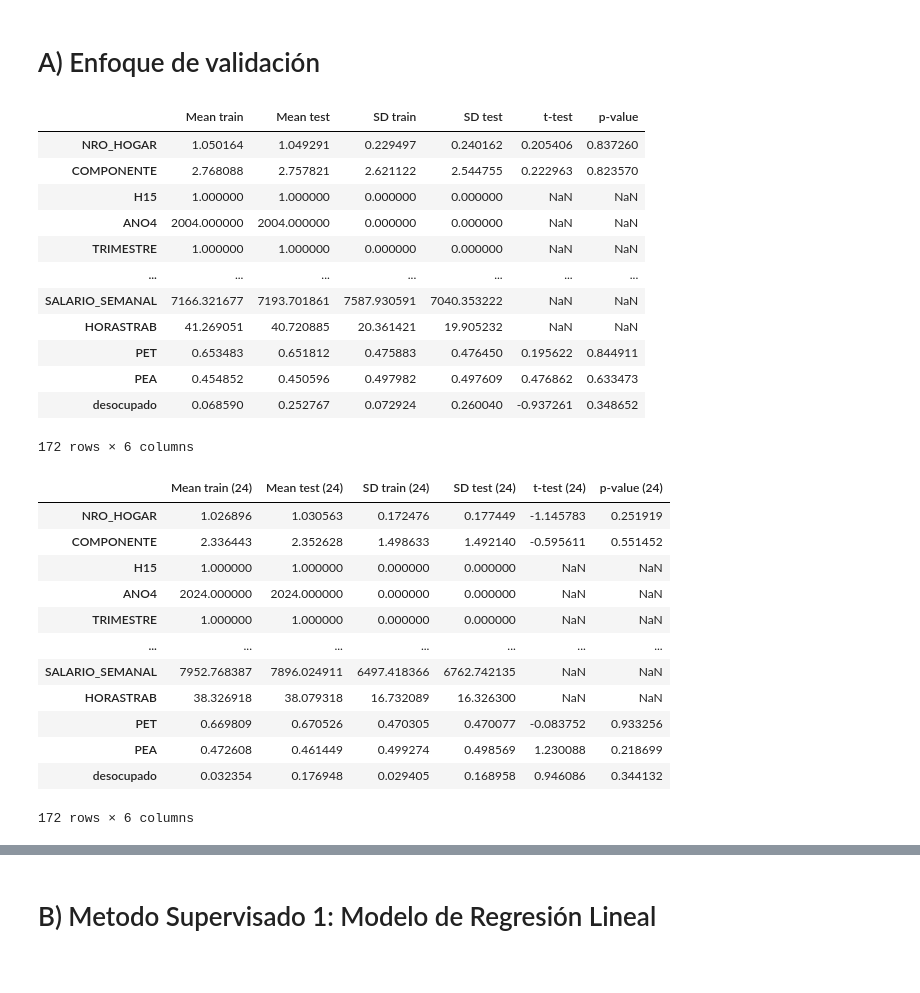
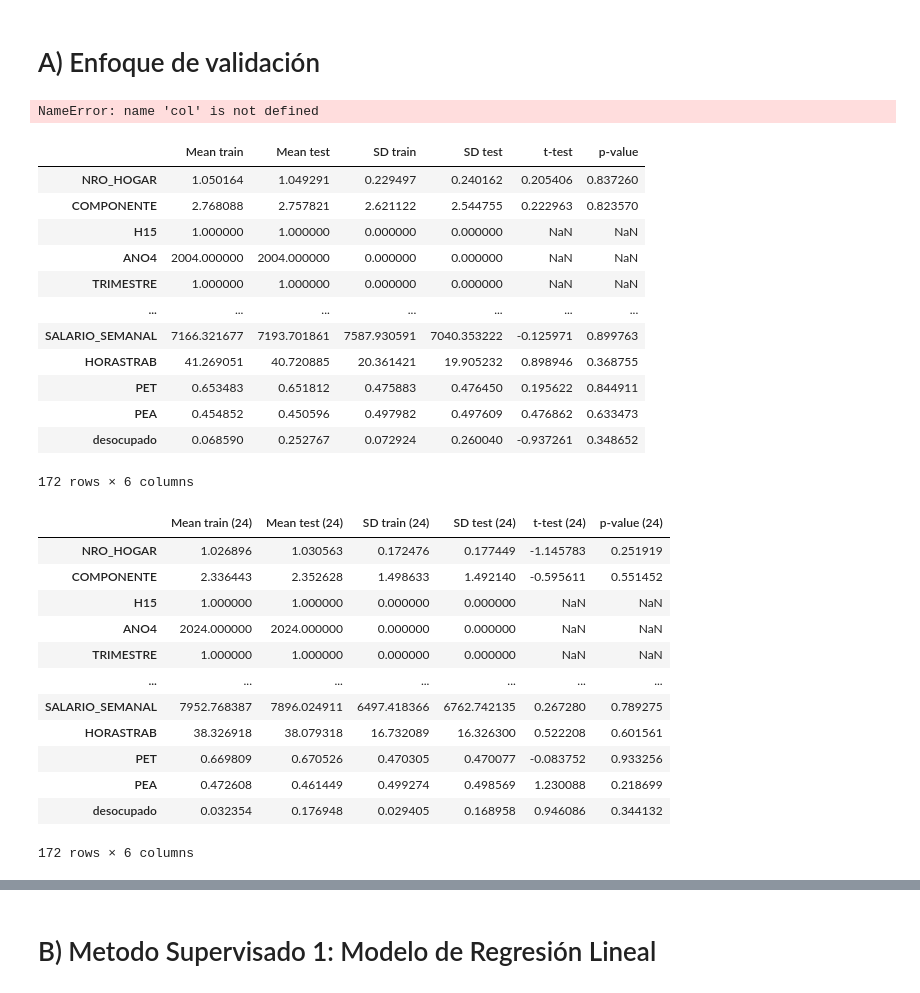
Before and after one commit to PabloPopov/BigDataUBA-Grupo5, a Jupyter notebook: TPs/TP 4/Big_Data_TP4_Grupo5.ipynb, the cells around one changed output, grey strips where cells are left out. Saved outputs shown, nothing was run; the diff lists cells and outputs as text; code cells hidden in the pictures.

Commit message:
punto a
solucioné un error

```diff
--- a/TPs/TP 4/Big_Data_TP4_Grupo5.ipynb
+++ b/TPs/TP 4/Big_Data_TP4_Grupo5.ipynb
@@ -82,41 +82,49 @@ X04_train_num = X04_train.select_dtypes(include='number')
 X04_test_num = X04_test.select_dtypes(include='number')
 X24_train_num = X24_train.select_dtypes(include='number')
 X24_test_num = X24_test.select_dtypes(include='number')
+# %%
+t_stat, p_val = stats.ttest_ind(
+    X04_train_num[col].dropna(),
+    X04_test_num[col].dropna(),
+    equal_var=False
+)
+# %% [output]
+NameError: name 'col' is not defined
 # %%
 estadisticos_2004 = pd.DataFrame(index=X04_train_num.columns)
 
 estadisticos_2004['Mean train'] = X04_train_num.mean()
 estadisticos_2004['Mean test'] = X04_test_num.mean()
 estadisticos_2004['SD train'] = X04_train_num.std()
 estadisticos_2004['SD test'] = X04_test_num.std()
 
 t_values = []
 p_values = []
 for col in X04_train_num.columns:
-    t_stat, p_val = stats.ttest_ind(X04_train_num[col], X04_test_num[col], equal_var=False)
+    t_stat, p_val = stats.ttest_ind(X04_train_num[col].dropna(), X04_test_num[col].dropna(), equal_var=False)
     t_values.append(t_stat)
     p_values.append(p_val)
 
 estadisticos_2004['t-test'] = t_values
 estadisticos_2004['p-value'] = p_values
 
 estadisticos_2004.loc['desocupado'] = [
     y04_train.mean(), y04_train.std(),
     y04_test.mean(), y04_test.std(),
     *stats.ttest_ind(y04_train, y04_test, equal_var=False)
 ]
 
 estadisticos_2004
 # %% [output]
 |  | Mean train | Mean test | SD train | SD test | t-test | p-value |
 | NRO_HOGAR | 1.050164 | 1.049291 | 0.229497 | 0.240162 | 0.205406 | 0.837260 |
 | COMPONENTE | 2.768088 | 2.757821 | 2.621122 | 2.544755 | 0.222963 | 0.823570 |
 | H15 | 1.000000 | 1.000000 | 0.000000 | 0.000000 | NaN | NaN |
 | ANO4 | 2004.000000 | 2004.000000 | 0.000000 | 0.000000 | NaN | NaN |
 | TRIMESTRE | 1.000000 | 1.000000 | 0.000000 | 0.000000 | NaN | NaN |
 | ... | ... | ... | ... | ... | ... | ... |
-| SALARIO_SEMANAL | 7166.321677 | 7193.701861 | 7587.930591 | 7040.353222 | NaN | NaN |
-| HORASTRAB | 41.269051 | 40.720885 | 20.361421 | 19.905232 | NaN | NaN |
+| SALARIO_SEMANAL | 7166.321677 | 7193.701861 | 7587.930591 | 7040.353222 | -0.125971 | 0.899763 |
+| HORASTRAB | 41.269051 | 40.720885 | 20.361421 | 19.905232 | 0.898946 | 0.368755 |
 | PET | 0.653483 | 0.651812 | 0.475883 | 0.476450 | 0.195622 | 0.844911 |
 | PEA | 0.454852 | 0.450596 | 0.497982 | 0.497609 | 0.476862 | 0.633473 |
 | desocupado | 0.068590 | 0.252767 | 0.072924 | 0.260040 | -0.937261 | 0.348652 |
@@ -132,7 +140,7 @@ estadisticos_2024['SD test (24)'] = X24_test_num.std()
 t_values = []
 p_values = []
 for col in X04_train_num.columns:
-    t_stat, p_val = stats.ttest_ind(X24_train_num[col], X24_test_num[col], equal_var=False)
+    t_stat, p_val = stats.ttest_ind(X24_train_num[col].dropna(), X24_test_num[col].dropna(), equal_var=False)
     t_values.append(t_stat)
     p_values.append(p_val)
 
@@ -154,8 +162,8 @@ estadisticos_2024
 | ANO4 | 2024.000000 | 2024.000000 | 0.000000 | 0.000000 | NaN | NaN |
 | TRIMESTRE | 1.000000 | 1.000000 | 0.000000 | 0.000000 | NaN | NaN |
 | ... | ... | ... | ... | ... | ... | ... |
-| SALARIO_SEMANAL | 7952.768387 | 7896.024911 | 6497.418366 | 6762.742135 | NaN | NaN |
-| HORASTRAB | 38.326918 | 38.079318 | 16.732089 | 16.326300 | NaN | NaN |
+| SALARIO_SEMANAL | 7952.768387 | 7896.024911 | 6497.418366 | 6762.742135 | 0.267280 | 0.789275 |
+| HORASTRAB | 38.326918 | 38.079318 | 16.732089 | 16.326300 | 0.522208 | 0.601561 |
 | PET | 0.669809 | 0.670526 | 0.470305 | 0.470077 | -0.083752 | 0.933256 |
 | PEA | 0.472608 | 0.461449 | 0.499274 | 0.498569 | 1.230088 | 0.218699 |
 | desocupado | 0.032354 | 0.176948 | 0.029405 | 0.168958 | 0.946086 | 0.344132 |
```
Also changed, not shown: parts of 3 cells of this notebook.
